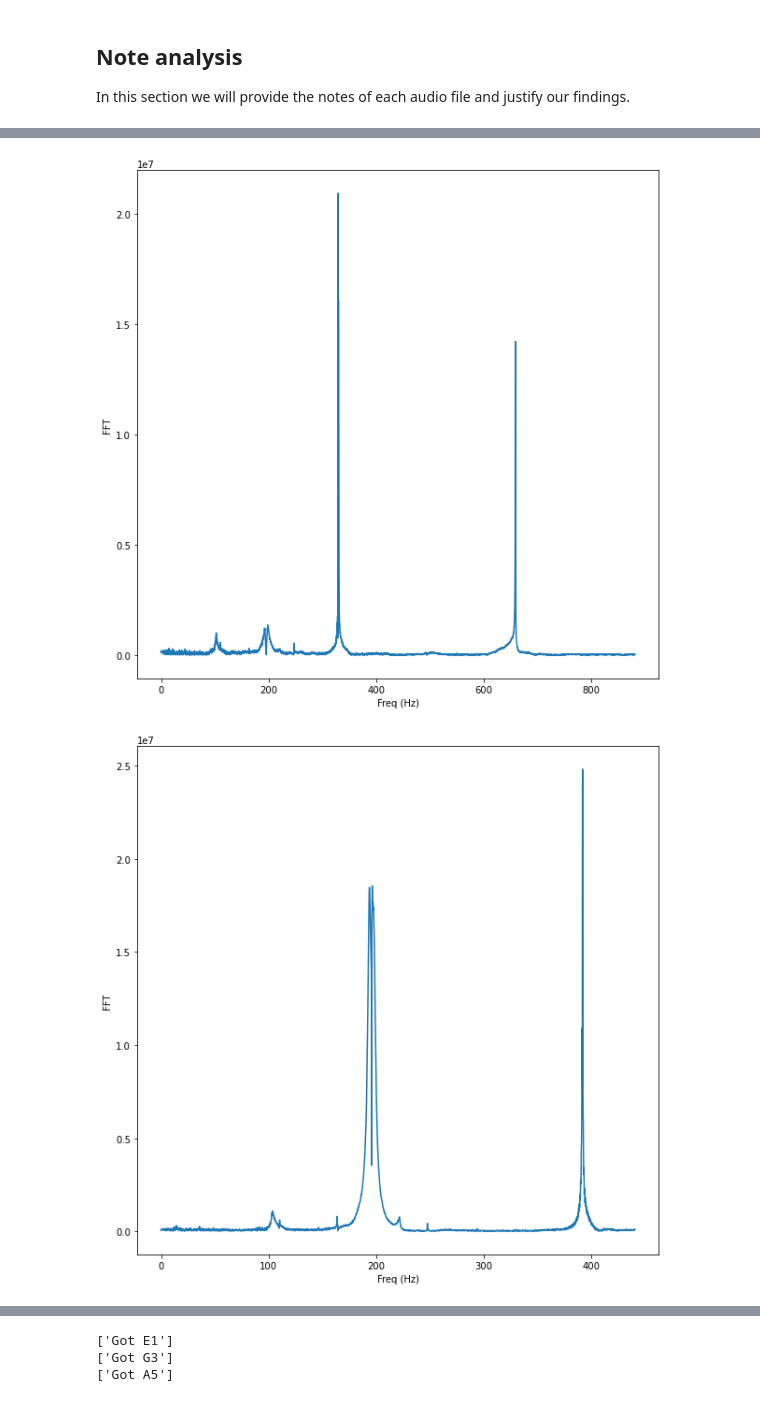
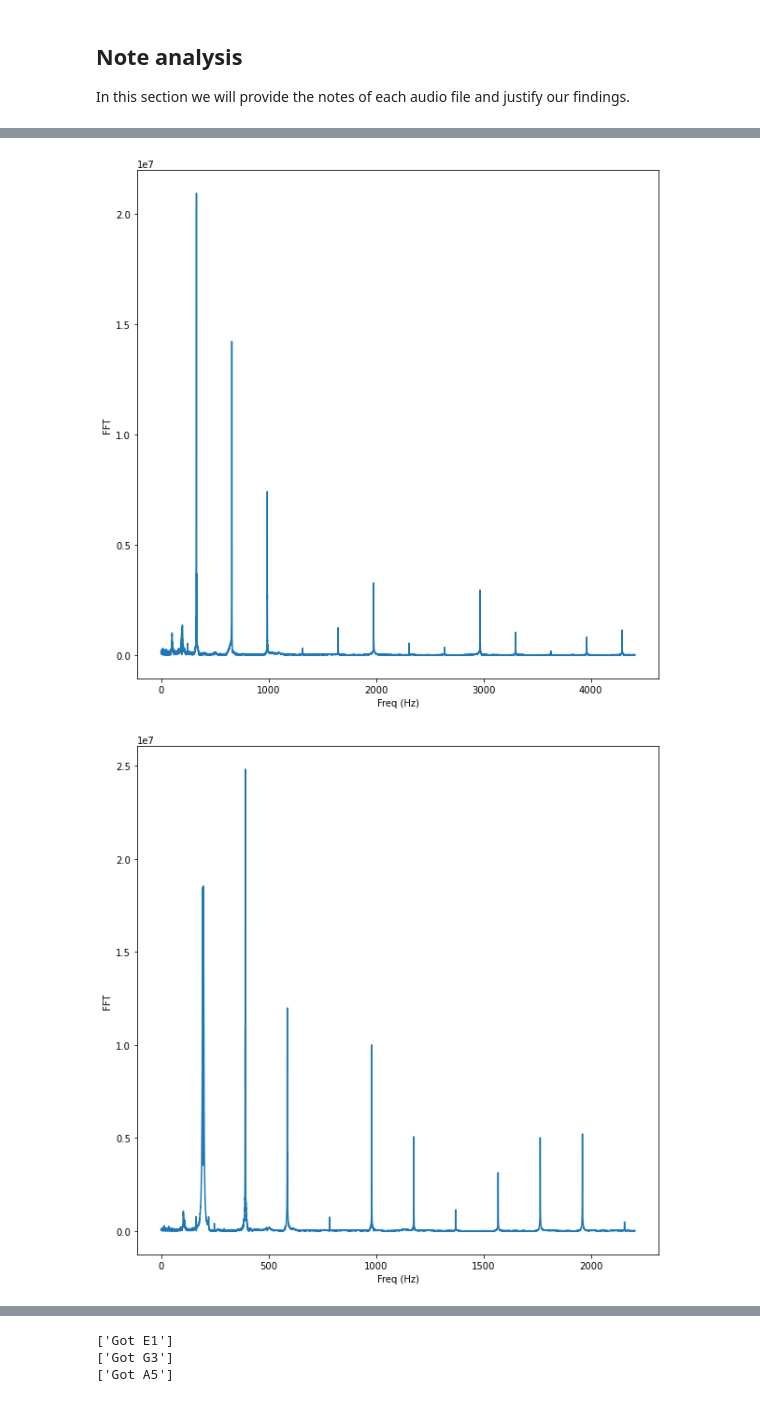
Before and after one commit to lyshuga/Signal_processing, a Jupyter notebook: Fourier transform/Fourier_sound.ipynb, the cells around one changed output, grey strips where cells are left out. Cells and saved outputs as stored; diff of their text form; code cells hidden in the pictures.

```diff
--- a/Fourier transform/Fourier_sound.ipynb
+++ b/Fourier transform/Fourier_sound.ipynb
@@ -159,8 +165,3 @@ Let's get the fourier transform of each file
-# %%
-#Read files
-sr_1, data_1 = wavfile.read('string_1.wav')
-sr_2, data_2 = wavfile.read('string_2.wav')
-sr_3, data_3 = wavfile.read('string_3.wav')
 # %%
 #Prepare to plot fourier transform and get peaks
 #Audio 1
@@ -169,41 +170,41 @@ N = data_1.shape[0]
 T = 1.0 / sr_1
 #Transform
 yf_1 = fft(data_1)
-xf_1 = fftfreq(N, T)[:N//50]
+xf_1 = fftfreq(N, T)[:N//10]
 #And plot
 plt.figure(figsize=(10,10))
 plt.xlabel('Freq (Hz)')
 plt.ylabel('FFT')
-plt.plot(xf_1, np.abs(yf_1)[:N//50])
+plt.plot(xf_1, np.abs(yf_1)[:N//10])
 plt.show()
 
 #Audio 2
 N = data_2.shape[0]
 # sample spacing
 T = 1.0 / sr_2
 #Transform
 yf_2 = fft(data_2)
-xf_2 = fftfreq(N, T)[:N//50]
+xf_2 = fftfreq(N, T)[:N//10]
 #And plot
 plt.figure(figsize=(10,10))
 plt.xlabel('Freq (Hz)')
 plt.ylabel('FFT')
-plt.plot(xf_2, np.abs(yf_2)[:N//50])
+plt.plot(xf_2, np.abs(yf_2)[:N//10])
 plt.show()
 
 #Audio 3
 N = data_3.shape[0]
 # sample spacing
 T = 1.0 / sr_3
 #Transform
 yf_3 = fft(data_3)
-xf_3 = fftfreq(N, T)[:N//50]
+xf_3 = fftfreq(N, T)[:N//10]
 #And plot
 plt.figure(figsize=(10,10))
 plt.xlabel('Freq (Hz)')
 plt.ylabel('FFT')
-plt.plot(xf_3, np.abs(yf_3)[:N//50])
+plt.plot(xf_3, np.abs(yf_3)[:N//10])
 plt.show()
 # %% [output]
-[figure, old version]
+[figure, new version]
-[figure, old version]
+[figure, new version]
```
Also changed, not shown: parts of 15 cells of this notebook.
